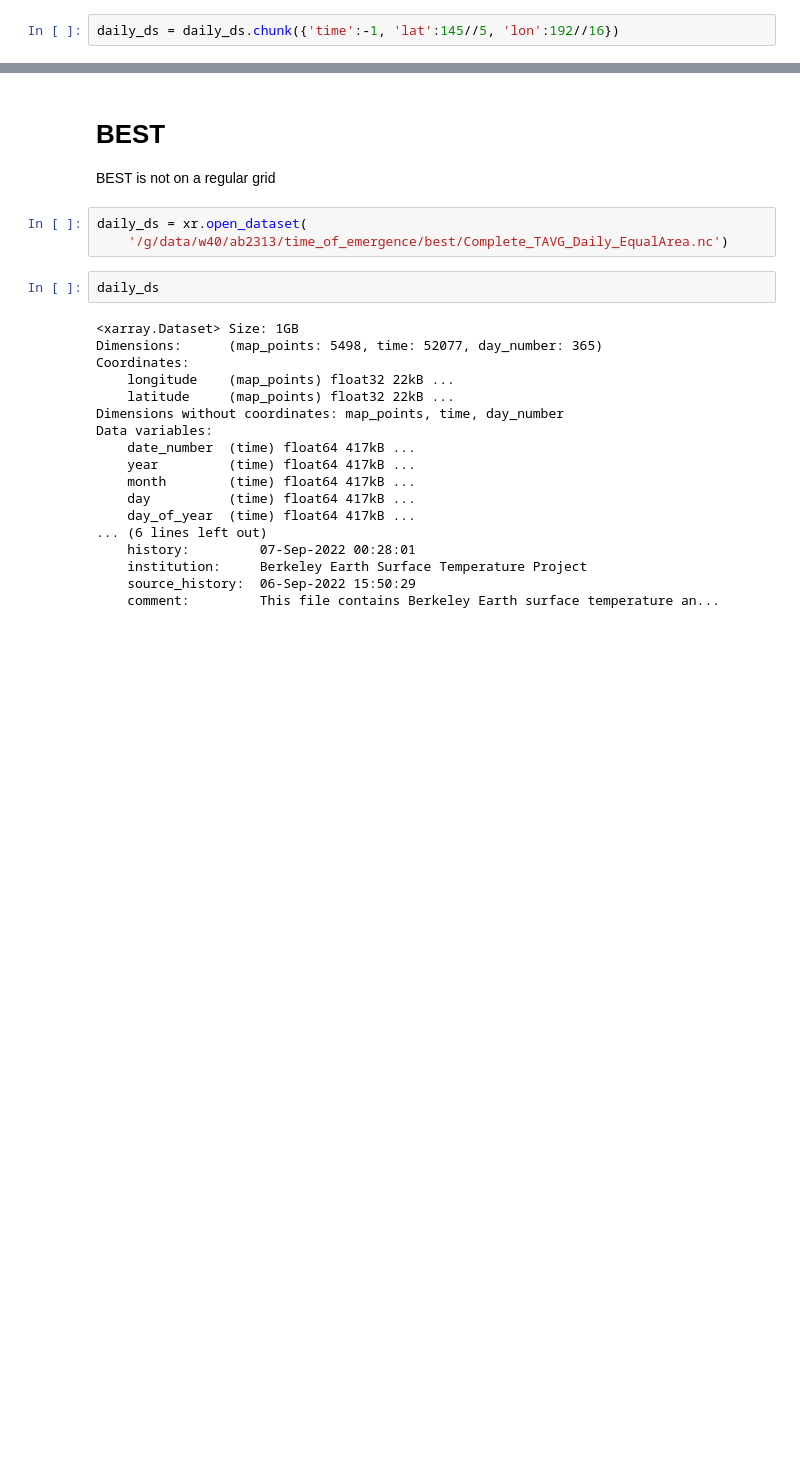
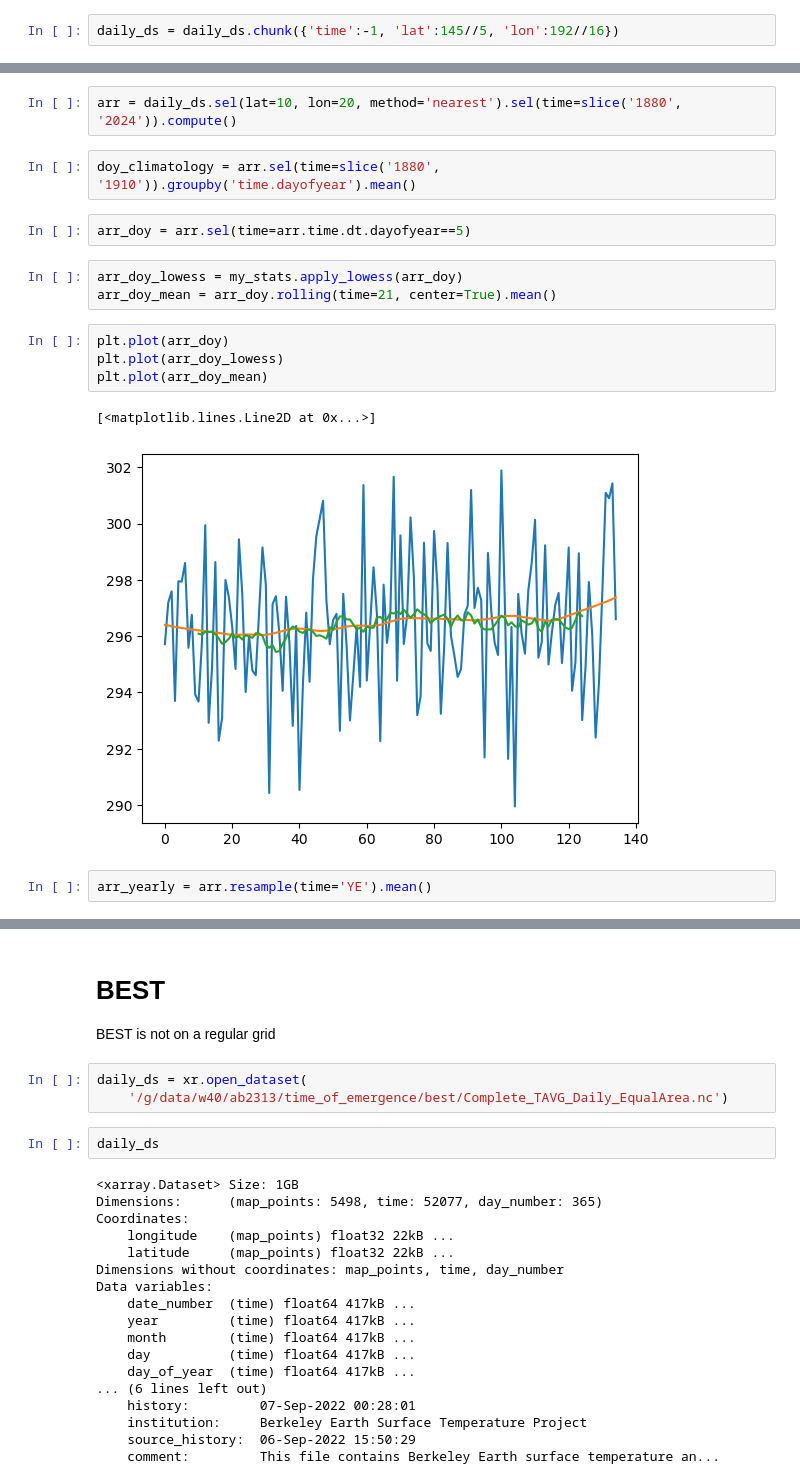
Before and after one commit to alexborowiak/time_of_emergene_drafts, a Jupyter notebook: toplevel_notebooks/07_daily_data.ipynb, the cells around one changed output, grey strips where cells are left out. Drawn from its saved outputs; the diff is of its cells as text; blank space fills up the shorter version.

```diff
--- a/toplevel_notebooks/07_daily_data.ipynb
+++ b/toplevel_notebooks/07_daily_data.ipynb
@@ -28,0 +172,18 @@ Consider scattering data ahead of time and using futures.
+# %%
+arr = daily_ds.sel(lat=10, lon=20, method='nearest').sel(time=slice('1880', '2024')).compute()
+# %%
+doy_climatology = arr.sel(time=slice('1880', '1910')).groupby('time.dayofyear').mean()
+# %%
+arr_doy = arr.sel(time=arr.time.dt.dayofyear==5)
+# %%
+arr_doy_lowess = my_stats.apply_lowess(arr_doy)
+arr_doy_mean = arr_doy.rolling(time=21, center=True).mean()
+# %%
+plt.plot(arr_doy)
+plt.plot(arr_doy_lowess)
+plt.plot(arr_doy_mean)
+# %% [output]
+[<matplotlib.lines.Line2D at 0x...>]
+[figure, added]
+# %%
+arr_yearly = arr.resample(time='YE').mean()
```
Also changed, not shown: parts of 64 cells of this notebook, 16 other files.
